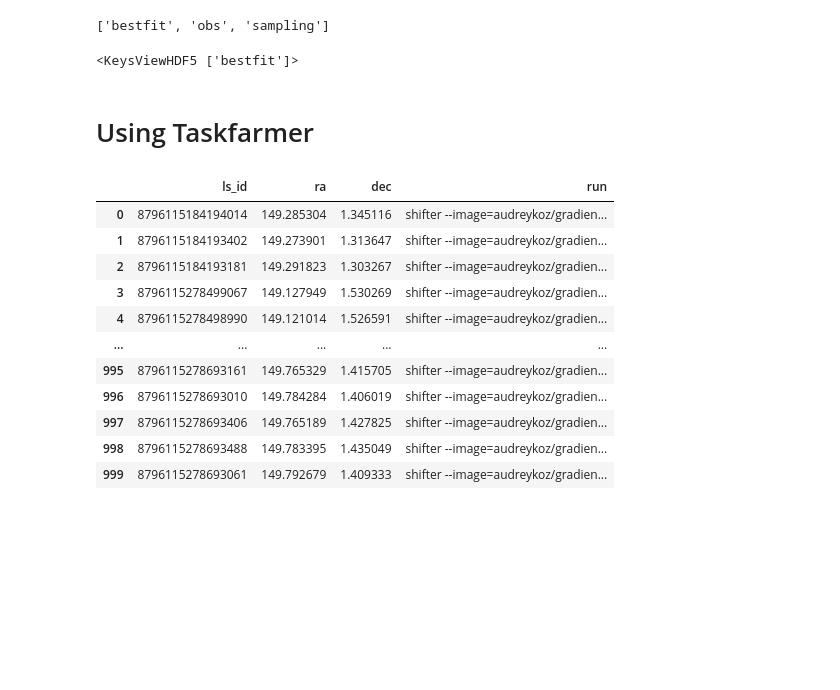
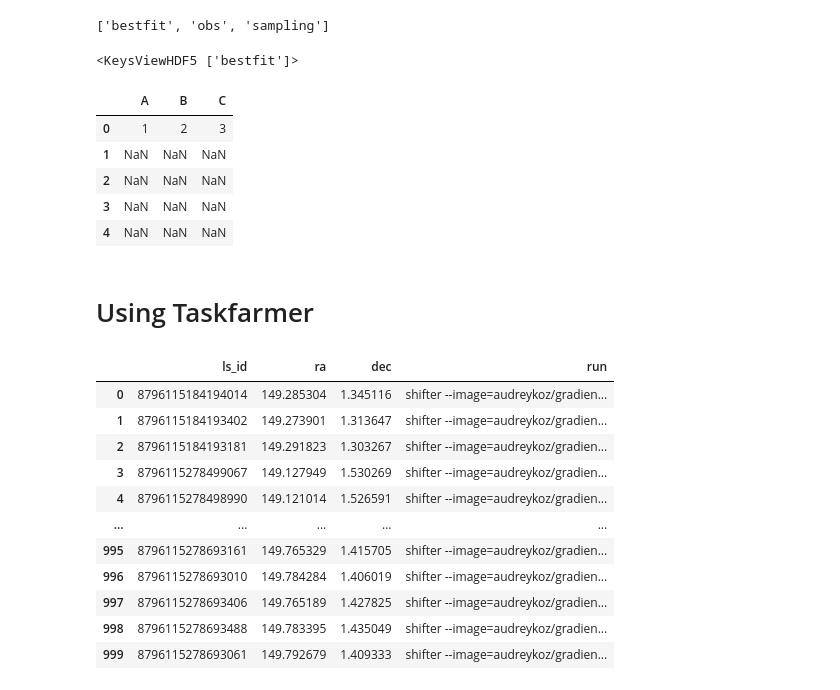
Before and after one commit to eramey16/galactic_lenses, a Jupyter notebook: Test.ipynb, the cells around one changed output. Drawn from its saved outputs; the diff is of its cells as text; code cells hidden in the pictures; blank space fills up the shorter version.

```diff
--- a/Test.ipynb
+++ b/Test.ipynb
@@ -335,6 +339,18 @@ f = h5py.File("../data/db_test/test.h5", 'r')
 f['A/C'].keys()
 # %% [output]
 <KeysViewHDF5 ['bestfit']>
+# %%
+import pandas as pd
+x = pd.DataFrame(index=range(5), columns=["A", "B", "C"])
+x.iloc[0] = [1,2,3]
+x
+# %% [output]
+|  | A | B | C |
+| 0 | 1 | 2 | 3 |
+| 1 | NaN | NaN | NaN |
+| 2 | NaN | NaN | NaN |
+| 3 | NaN | NaN | NaN |
+| 4 | NaN | NaN | NaN |
 # %% [markdown]
 # Using Taskfarmer
 # %%
```
Also changed, not shown: parts of 1 cell of this notebook, 3 other files.
